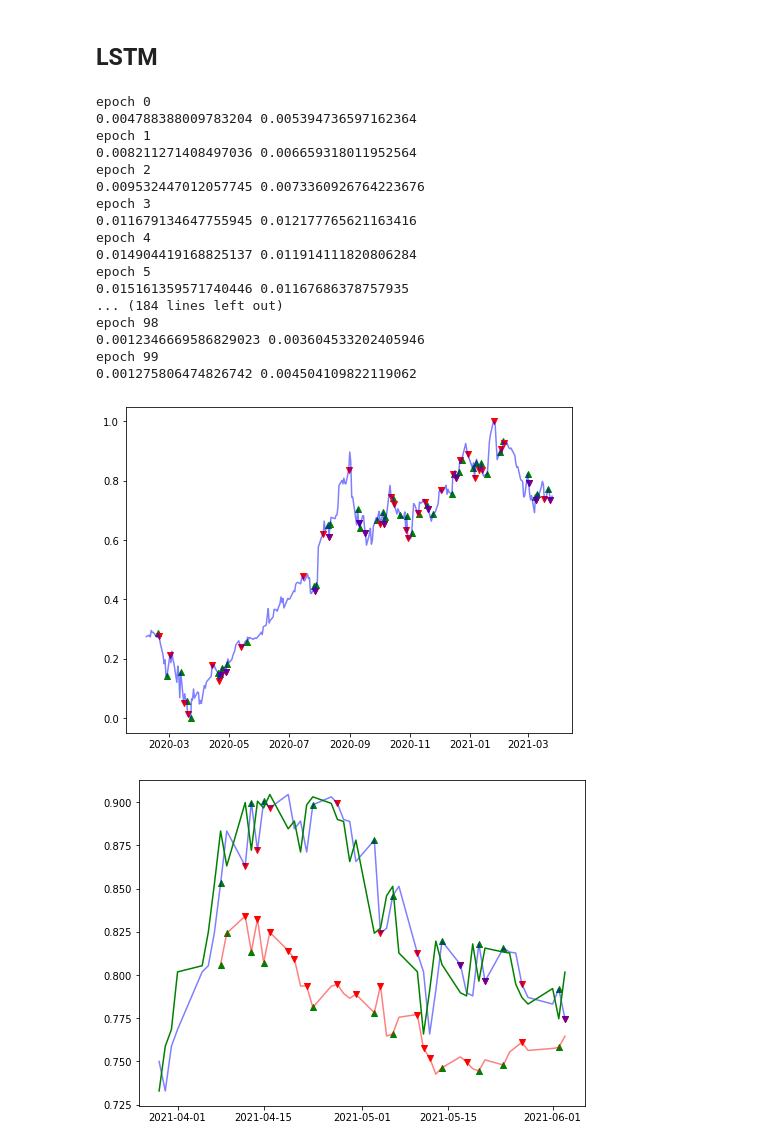
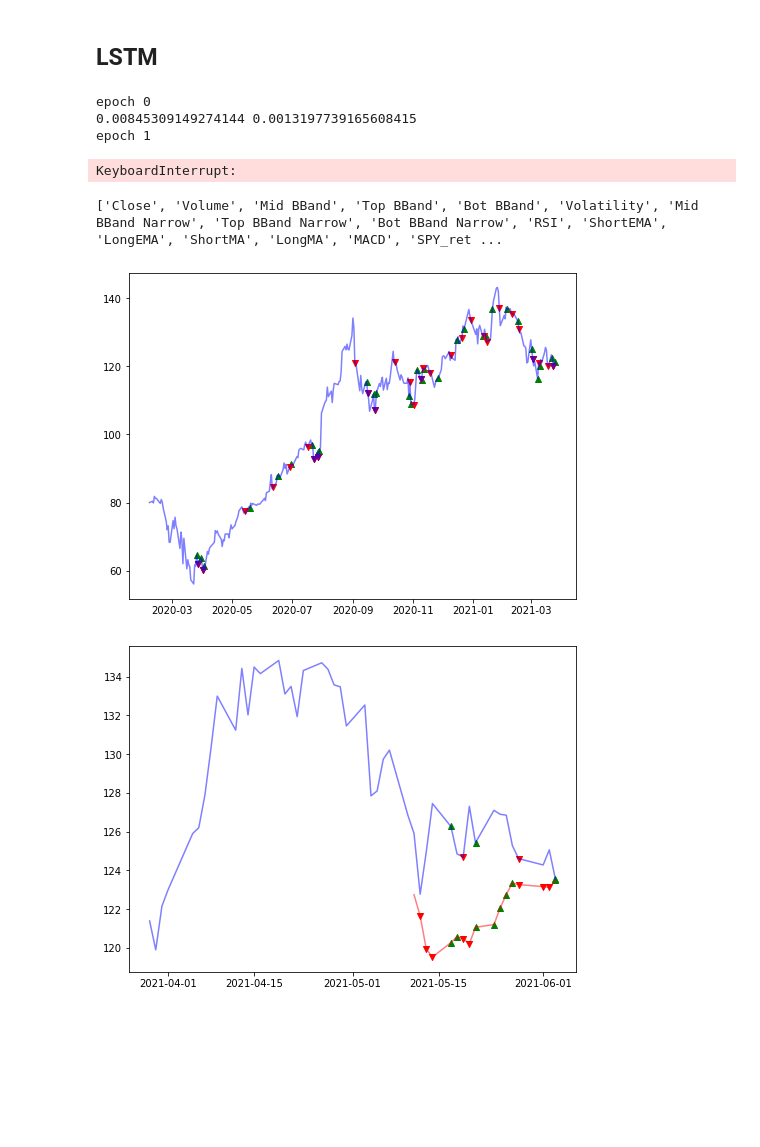
Before and after one commit to rudragarg/lstm_trading, a Jupyter notebook: project_reg.ipynb, the cells around one changed output. Cells and saved outputs as stored; diff of their text form; code cells hidden in the pictures; blank space fills up the shorter version.

```diff
--- a/project_reg.ipynb
+++ b/project_reg.ipynb
@@ -729,7 +755,7 @@ def create_model_input(seq, y, window=7):
     inout_seq = list(zip(seq_tensor, y_tensor))
     return inout_seq
 # %%
-train_y = train_y[7:]
+train_y = train_y[WINDOW_SIZE:]
 # %%
 len(train_seq) == len(train_y)
 # %% [output]
@@ -901,10 +927,10 @@ test_inout_seq = create_model_input(test_seq, test_y)
 
 #                         torch.save(model, "models/%s.pt" % log_name)
 # %%
-epochs = 100
-lr = .001
+epochs = 35
+lr = .0001
 hidden_size = 64
-dropout = .1
+dropout = .2
 num_layer = 2
 opt_text = 'adam'
 
@@ -970,19 +996,6 @@ for epoch in range(epochs):
 torch.save(model, "models_reg/%s.pt" % log_name)
 # %% [output]
 epoch 0
-0.004788388009783204 0.005394736597162364
+0.00845309149274144 0.0013197739165608415
 epoch 1
-0.008211271408497036 0.006659318011952564
-epoch 2
-0.009532447012057745 0.0073360926764223676
-epoch 3
-0.011679134647755945 0.012177765621163416
-epoch 4
-0.014904419168825137 0.011914111820806284
-epoch 5
-0.015161359571740446 0.01167686378757935
-... (184 lines left out)
-epoch 98
-0.0012346669586829023 0.003604533202405946
-epoch 99
-0.001275806474826742 0.004504109822119062
+KeyboardInterrupt:
@@ -1001,16 +1016,16 @@ epoch 99
 # test_df = pd.DataFrame(test_df_inv, index=test_df.index, columns=test_df.columns)
 # %%
 
-def get_trading_signals(df, window_size=7, threshold=.0015, lag=1, stop_loss_percent = .015):
+def get_trading_signals(df, window_size=WINDOW_SIZE, buy_threshold=.0015, sell_threshold=.0015, lag=0, stop_loss_percent = .015):
     # df["Pred Buy Actual"] = [df.iloc[i]["Close"] if df.iloc[i+lag]["percentDiff"] >= threshold else np.nan for i in range(len(df)-lag)] + [np.nan] * lag
     # df["Pred Sell Actual"] = [df.iloc[i]["Close"] if df.iloc[i+lag]["percentDiff"] <= -threshold else np.nan for i in range(len(df)-lag)] + [np.nan] * lag
 
-    df["Pred Buy Pred"] = [df.iloc[i]["Preds"] if df.iloc[i+lag]["percentDiff"] >= threshold else np.nan for i in range(len(df)-lag)] + [np.nan] * lag
-    df["Pred Sell Pred"] = [df.iloc[i]["Preds"] if df.iloc[i+lag]["percentDiff"] <= -threshold else np.nan for i in range(len(df)-lag)]+ [np.nan] * lag
+    df["Pred Buy Pred"] = [df.iloc[i]["Preds"] if df.iloc[i+lag]["percentDiff"] >= buy_threshold else np.nan for i in range(len(df)-lag)] + [np.nan] * lag
+    df["Pred Sell Pred"] = [df.iloc[i]["Preds"] if df.iloc[i+lag]["percentDiff"] <= -sell_threshold else np.nan for i in range(len(df)-lag)]+ [np.nan] * lag
 
 
-    buys = [df.iloc[i]["Close"] if df.iloc[i+lag]["percentDiff"] >= threshold else np.nan for i in range(len(df)-lag)] + [np.nan] * lag
-    sells = [df.iloc[i]["Close"] if df.iloc[i+lag]["percentDiff"] <= -threshold else np.nan for i in range(len(df)-lag)] + [np.nan] * lag
+    buys = [df.iloc[i]["Close"] if df.iloc[i+lag]["percentDiff"] >= buy_threshold else np.nan for i in range(len(df)-lag)] + [np.nan] * lag
+    sells = [df.iloc[i]["Close"] if df.iloc[i+lag]["percentDiff"] <= -sell_threshold else np.nan for i in range(len(df)-lag)] + [np.nan] * lag
 
     pred_buy_actual = []
     pred_sell_actual = []
@@ -1051,19 +1066,24 @@ def get_trading_signals(df, window_size=7, threshold=.0015, lag=1, stop_loss_per
     return df
 
 
-def plot_preds(df_set, show_signals = False, threshold=.0015, window_size=7, lag=1, show_pred = True):
+def plot_preds(df_set, show_signals = False, buy_threshold=.0015, sell_threshold=.0015, window_size=WINDOW_SIZE, lag=0, show_pred = True):
+    df = df_set.copy()
+    #display(df)
+    df[feature_cols] = scaler.inverse_transform(df[feature_cols])
 
-    df = df_set.copy()
+
 
     fig = plt.figure(figsize=(8, 6))
     plt.plot(df["Close"], color = "blue", alpha = .5)
 
     if show_pred:
+        df[["Preds"]] = scalerY.inverse_transform(df[["Preds"]])
         plt.plot(df["Preds"], color = "red", alpha = .5)
         #plt.plot(df["Target"], color= "green")
+    #display(df)
 
     if show_signals:
-        df = get_trading_signals(df, threshold=threshold, lag=lag)
+        df = get_trading_signals(df, buy_threshold=buy_threshold, sell_threshold=sell_threshold, lag=lag)
         if(not df["Pred Buy Actual"].isnull().all()):
             plt.scatter(df.index, df["Pred Buy Actual"], color = 'green', marker="^", alpha=1)
         if(not df["Pred Sell Actual"].isnull().all()):
@@ -1091,15 +1111,21 @@ def plot_preds(df_set, show_signals = False, threshold=.0015, window_size=7, lag
     plt.close(fig)
 # %%
 #overfits at 100 epochs
+print(feature_cols)
+# %% [output]
+['Close', 'Volume', 'Mid BBand', 'Top BBand', 'Bot BBand', 'Volatility', 'Mid BBand Narrow', 'Top BBand Narrow', 'Bot BBand Narrow', 'RSI', 'ShortEMA', 'LongEMA', 'ShortMA', 'LongMA', 'MACD', 'SPY_ret ...
 # %%
 model.eval()
-window = 7
+window = WINDOW_SIZE
 preds = []
+
+
 
 for i, (x, y) in enumerate(train_inout_seq):
     #print(x)
     #print(model(x.view(len(x), 1, -1).float()))
     preds.append(model(x.view(len(x), 1, -1).float()).item())
+
 
 train_df["Preds"] = [np.nan]*window + preds
 
@@ -1108,26 +1134,26 @@ train_df["percentDiff"] = train_df["Preds"].pct_change()
 # train_df_inv = scaler.inverse_transform(train_df)
 # train_df = pd.DataFrame(train_df_inv, index=train_df.index, columns=train_df.columns)
 
-plot_preds(train_df, show_signals=True, threshold=.005, show_pred=False)
+plot_preds(train_df, show_signals=True, buy_threshold=.0001, sell_threshold=.0002, show_pred=False)
 # %% [output]
-[figure, old version]
+[figure, new version]
 # %%
 model.eval()
 
 preds = []
 
 for i, (x, y) in enumerate(val_inout_seq):
     #print(x)
     #print(model(x.view(len(x), 1, -1).float()))
     preds.append(model(x.view(len(x), 1, -1).float()).item())
 
 val_df["Preds"] = [np.nan]*window + preds
 
 val_df["percentDiff"] = val_df["Preds"].pct_change()
 
-plot_preds(val_df, show_signals=True, threshold=.005, show_pred = True)
+plot_preds(val_df, show_signals=True,  buy_threshold=.0001, sell_threshold=.0002, show_pred = True)
 # %% [output]
-[figure, old version]
+[figure, new version]
 # %%
 model.eval()
 
```
Also changed, not shown: parts of 28 cells of this notebook.
